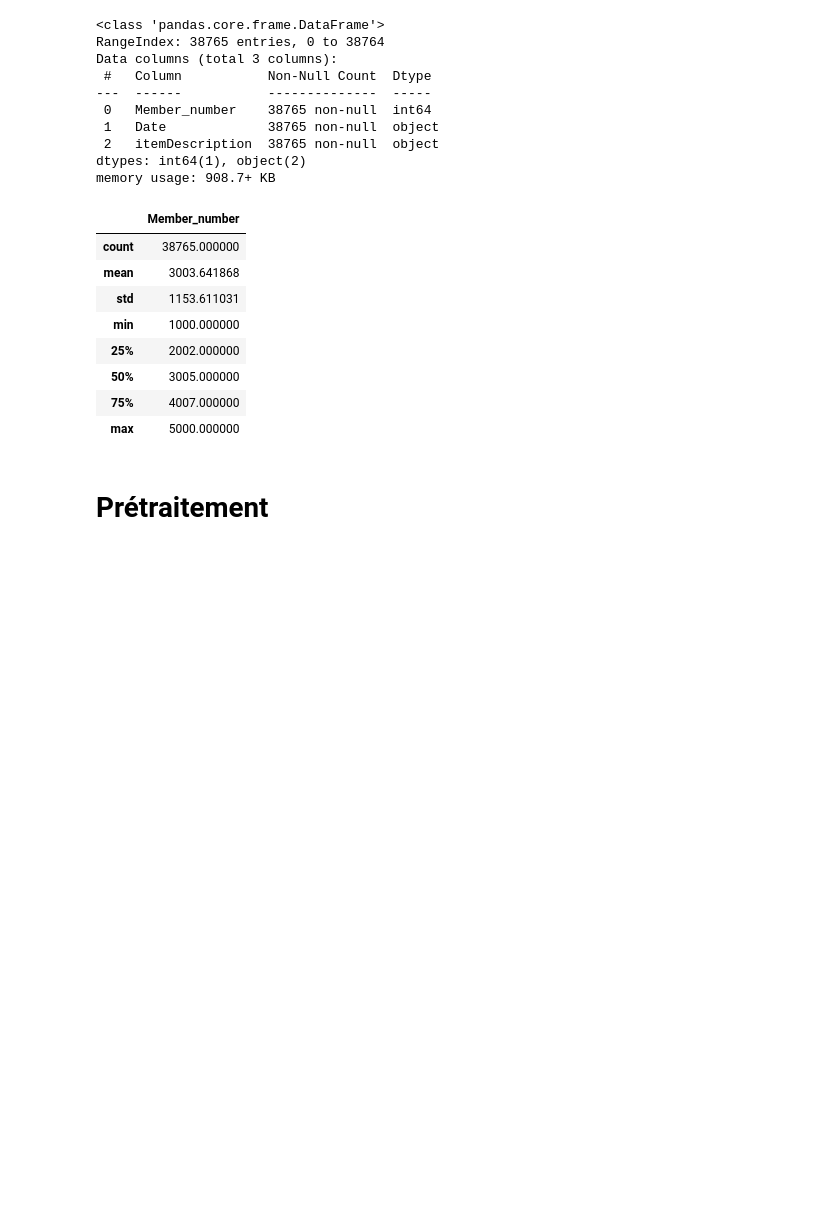
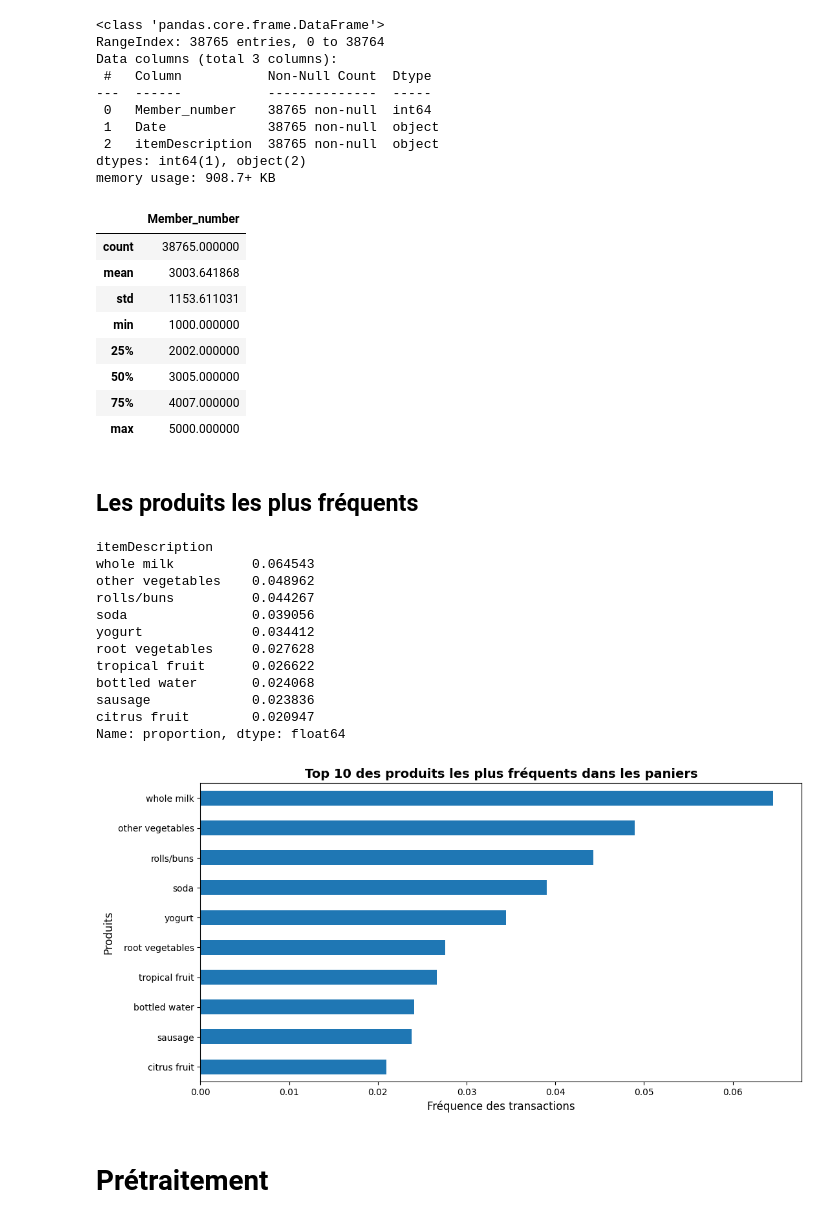
Before and after one commit to romarioben/implementation_apriori_Groupe4, a Jupyter notebook: implementation_apriori.ipynb, the cells around one changed output. Saved outputs shown, nothing was run; the diff lists cells and outputs as text; code cells hidden in the pictures; blank space fills up the shorter version.

Commit message:
ajout graphe et Apriori avec min_support=0.05

```diff
--- a/implementation_apriori.ipynb
+++ b/implementation_apriori.ipynb
@@ -62,6 +62,35 @@ df.describe()
 | 50% | 3005.000000 |
 | 75% | 4007.000000 |
 | max | 5000.000000 |
+# %% [markdown]
+## Les produits les plus fréquents
+# %%
+from matplotlib import pyplot as plt
+product_freq = df["itemDescription"].value_counts(normalize=True)
+product_freq = product_freq[:10]
+print(product_freq)
+plt.figure(figsize=(12, 6))
+product_freq.plot(kind='barh')
+plt.title('Top 10 des produits les plus fréquents dans les paniers',
+          fontsize=14, fontweight='bold')
+plt.xlabel('Fréquence des transactions', fontsize=12)
+plt.ylabel('Produits', fontsize=12)
+plt.gca().invert_yaxis()
+plt.show()
+# %% [output]
+itemDescription
+whole milk          0.064543
+other vegetables    0.048962
+rolls/buns          0.044267
+soda                0.039056
+yogurt              0.034412
+root vegetables     0.027628
+tropical fruit      0.026622
+bottled water       0.024068
+sausage             0.023836
+citrus fruit        0.020947
+Name: proportion, dtype: float64
+[figure, added]
 # %% [markdown]
 # Prétraitement
 # %% [markdown]
```
Also changed, not shown: parts of 4 cells of this notebook.
